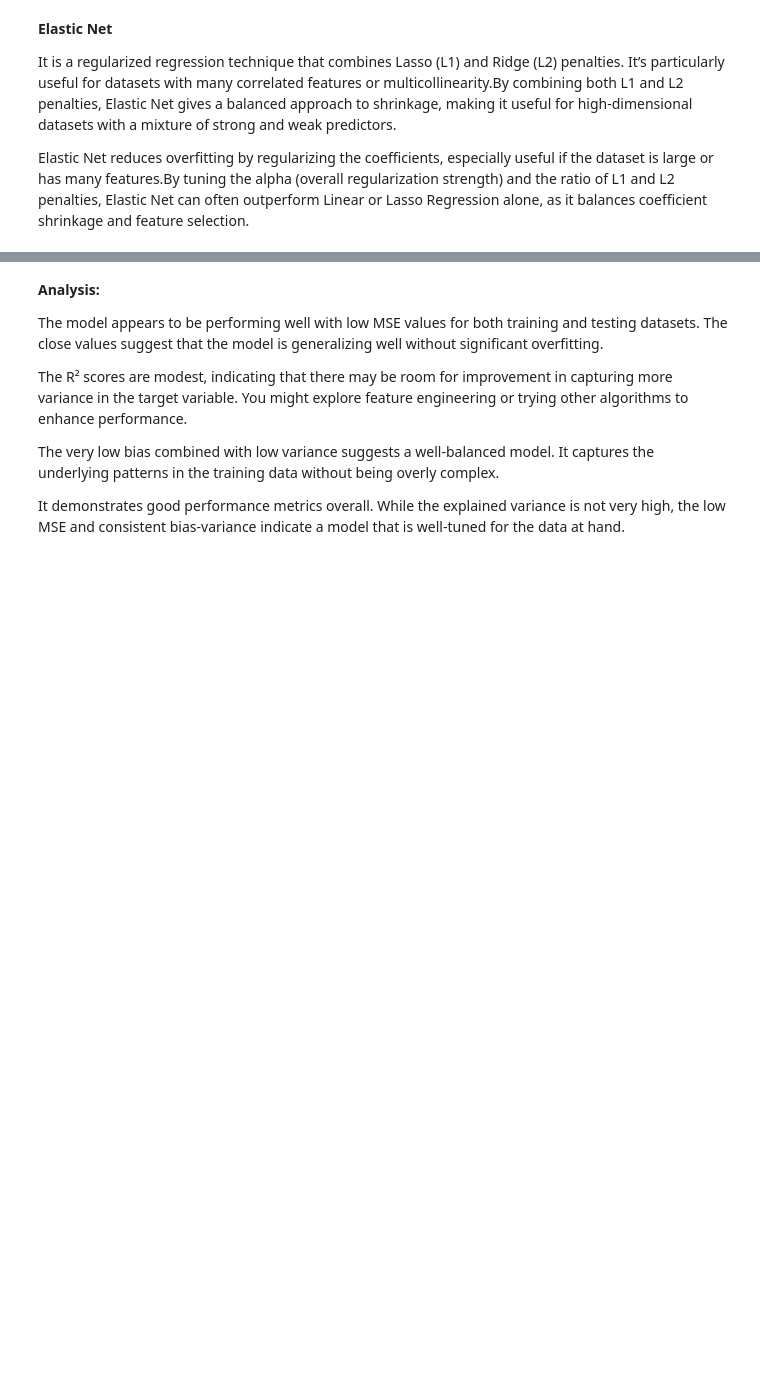
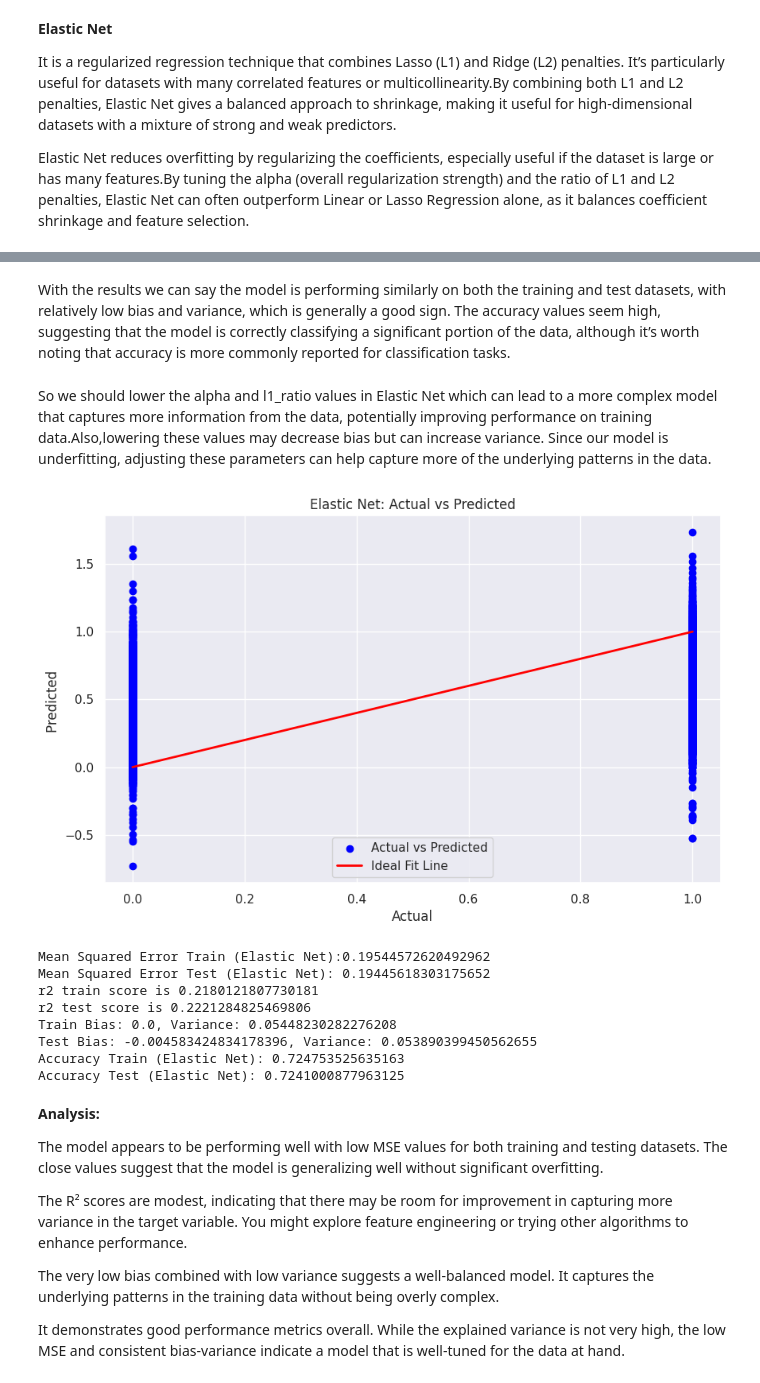
Before and after one commit to Dcode-7/CVD-Model, a Jupyter notebook: CVD_Model.ipynb, the cells around one changed output, grey strips where cells are left out. Drawn from its saved outputs; the diff is of its cells as text; code cells hidden in the pictures; blank space fills up the shorter version.

```diff
--- a/CVD_Model.ipynb
+++ b/CVD_Model.ipynb
@@ -1779,3 +1779,75 @@ Accuracy Test (Elastic Net): 0.7241732513901082
+# %% [markdown]
+With the results we can say the model is performing similarly on both the training and test datasets, with relatively low bias and variance, which is generally a good sign. The accuracy values seem high, suggesting that the model is correctly classifying a significant portion of the data, although it’s worth noting that accuracy is more commonly reported for classification tasks.
+# %% [markdown]
+So we should lower the alpha and l1_ratio values in Elastic Net which can lead to a more complex model that captures more information from the data, potentially improving performance on training data.Also,lowering these values may decrease bias but can increase variance. Since our model is underfitting, adjusting these parameters can help capture more of the underlying patterns in the data.
+# %%
+#Scaling using dataset without outliers(weight,ap_lo,ap_hi)
+X_train, X_test, y_train, y_test = train_test_split(zscore_df.drop('cardio', axis=1),zscore_df['cardio'],test_size=0.2,random_state=42)
+X_train.shape, X_test.shape
+scaler = StandardScaler()
+scaler.fit(X_train)
+X_train_scaled = scaler.transform(X_train)
+X_test_scaled = scaler.transform(X_test)
+X_train_scaled = pd.DataFrame(X_train_scaled, columns=X_train.columns)
+X_test_scaled = pd.DataFrame(X_test_scaled, columns=X_test.columns)
+
+#Applying Elastic Net
+from sklearn.linear_model import ElasticNet
+elastic_net = ElasticNet(alpha=0.0001, l1_ratio=0.005, random_state=42)
+elastic_net.fit(X_train_scaled, y_train)
+# Make predictions
+y_train_pred = elastic_net.predict(X_train_scaled)
+y_test_pred = elastic_net.predict(X_test_scaled)
+
+#Plot the Elastic Net graph
+plt.figure(figsize=(10, 6))
+plt.scatter(y_test, y_test_pred, color='blue', label='Actual vs Predicted')
+plt.plot([y_test.min(), y_test.max()], [y_test.min(), y_test.max()],color='red', linewidth=2, label='Ideal Fit Line')
+plt.title('Elastic Net: Actual vs Predicted')
+plt.xlabel('Actual')
+plt.ylabel('Predicted ')
+plt.legend()
+plt.show()
+
+def calculate_bias_variance(y_true, y_pred):
+  bias = np.mean(y_pred) - np.mean(y_true)
+  variance = np.var(y_pred)
+  return bias, variance
+
+# Calculate for both the training and testing sets
+mse_train= mean_squared_error(y_train, y_train_pred)
+mse_test= mean_squared_error(y_test, y_test_pred)
+r2_train= r2_score(y_train, y_train_pred)
+r2_test= r2_score(y_test, y_test_pred)
+print(f'Mean Squared Error Train (Elastic Net):{mse_train}')
+print(f'Mean Squared Error Test (Elastic Net): {mse_test}')
+print('r2 train score is', r2_train)
+print('r2 test score is', r2_test)
+bias_train, variance_train = calculate_bias_variance(y_train,y_train_pred)
+bias_test, variance_test = calculate_bias_variance(y_test,y_test_pred)
+print(f"Train Bias: {bias_train}, Variance: {variance_train}")
+print(f"Test Bias: {bias_test}, Variance: {variance_test}")
+
+
+# Convert predictions to binary classes (assuming 0.5 as the threshold)
+y_train_pred_binary = (y_train_pred >= 0.5).astype(int)
+y_test_pred_binary = (y_test_pred >= 0.5).astype(int)
+
+# Calculate accuracy
+accuracy_train = accuracy_score(y_train, y_train_pred_binary)
+accuracy_test = accuracy_score(y_test, y_test_pred_binary)
+print(f'Accuracy Train (Elastic Net): {accuracy_train}')
+print(f'Accuracy Test (Elastic Net): {accuracy_test}')
+# %% [output]
+[figure, added]
+Mean Squared Error Train (Elastic Net):0.19544572620492962
+Mean Squared Error Test (Elastic Net): 0.19445618303175652
+r2 train score is 0.2180121807730181
+r2 test score is 0.2221284825469806
+Train Bias: 0.0, Variance: 0.05448230282276208
+Test Bias: -0.004583424834178396, Variance: 0.053890399450562655
+Accuracy Train (Elastic Net): 0.724753525635163
+Accuracy Test (Elastic Net): 0.7241000877963125
 # %% [markdown]
 **Analysis:**
 
```
Also changed, not shown: parts of 11 cells of this notebook.
